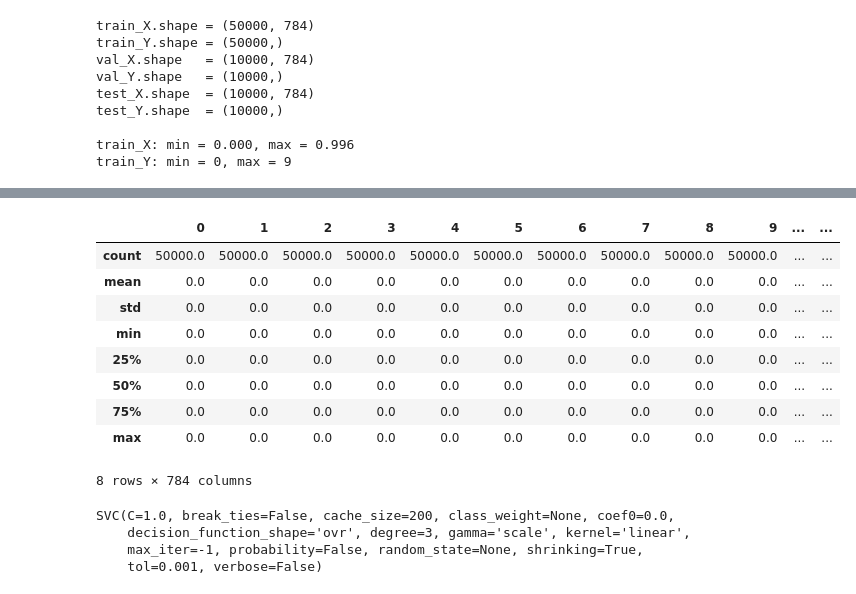
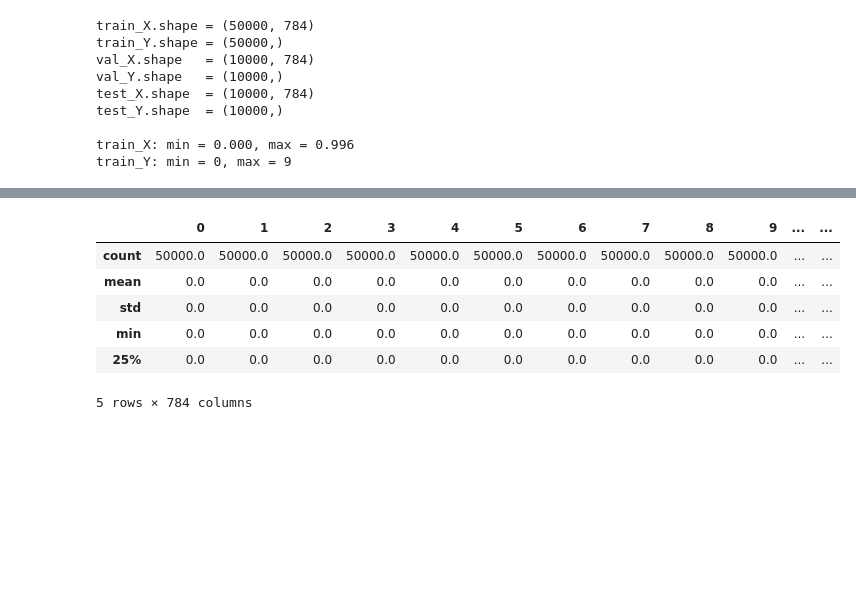
Before and after one commit to bason1999qn/Final_Machine_Learning, a Jupyter notebook: SVM_run.ipynb, the cells around one changed output, grey strips where cells are left out. Drawn from its saved outputs; the diff is of its cells as text; code cells hidden in the pictures; blank space fills up the shorter version.

```diff
--- a/SVM_run.ipynb
+++ b/SVM_run.ipynb
@@ -82,21 +89,10 @@ train_data_X
 # %%
-train_data_X.describe()
+train_data_X.describe().head()
 # %% [output]
 |  | 0 | 1 | 2 | 3 | 4 | 5 | 6 | 7 | 8 | 9 | ... | ... |
 | count | 50000.0 | 50000.0 | 50000.0 | 50000.0 | 50000.0 | 50000.0 | 50000.0 | 50000.0 | 50000.0 | 50000.0 | ... | ... |
 | mean | 0.0 | 0.0 | 0.0 | 0.0 | 0.0 | 0.0 | 0.0 | 0.0 | 0.0 | 0.0 | ... | ... |
 | std | 0.0 | 0.0 | 0.0 | 0.0 | 0.0 | 0.0 | 0.0 | 0.0 | 0.0 | 0.0 | ... | ... |
 | min | 0.0 | 0.0 | 0.0 | 0.0 | 0.0 | 0.0 | 0.0 | 0.0 | 0.0 | 0.0 | ... | ... |
 | 25% | 0.0 | 0.0 | 0.0 | 0.0 | 0.0 | 0.0 | 0.0 | 0.0 | 0.0 | 0.0 | ... | ... |
-| 50% | 0.0 | 0.0 | 0.0 | 0.0 | 0.0 | 0.0 | 0.0 | 0.0 | 0.0 | 0.0 | ... | ... |
-| 75% | 0.0 | 0.0 | 0.0 | 0.0 | 0.0 | 0.0 | 0.0 | 0.0 | 0.0 | 0.0 | ... | ... |
-| max | 0.0 | 0.0 | 0.0 | 0.0 | 0.0 | 0.0 | 0.0 | 0.0 | 0.0 | 0.0 | ... | ... |
-8 rows × 784 columns
+5 rows × 784 columns
-# %%
-svclassifier = SVC(kernel='linear')
-svclassifier.fit(train_X, train_Y)
-# %% [output]
-SVC(C=1.0, break_ties=False, cache_size=200, class_weight=None, coef0=0.0,
-    decision_function_shape='ovr', degree=3, gamma='scale', kernel='linear',
-    max_iter=-1, probability=False, random_state=None, shrinking=True,
-    tol=0.001, verbose=False)
```
Also changed, not shown: parts of 36 cells of this notebook.
